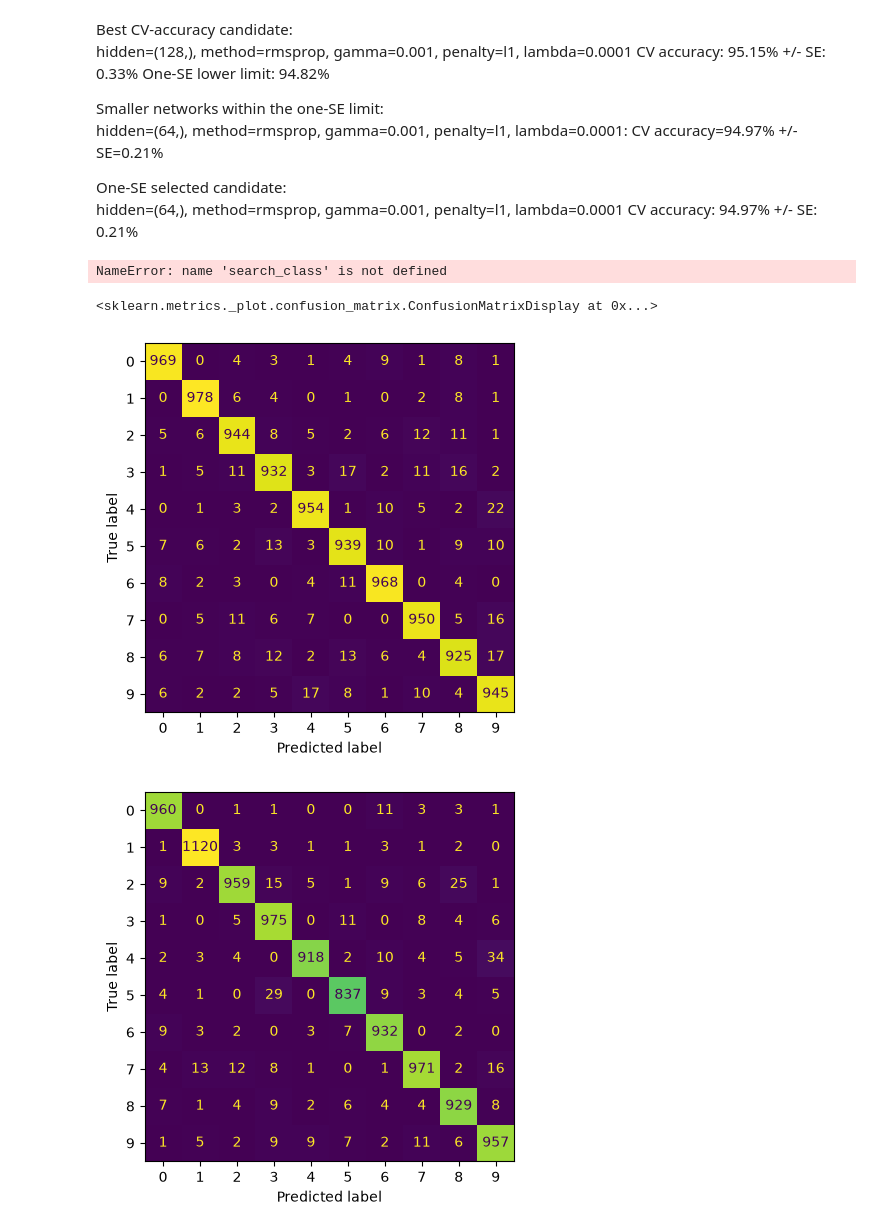
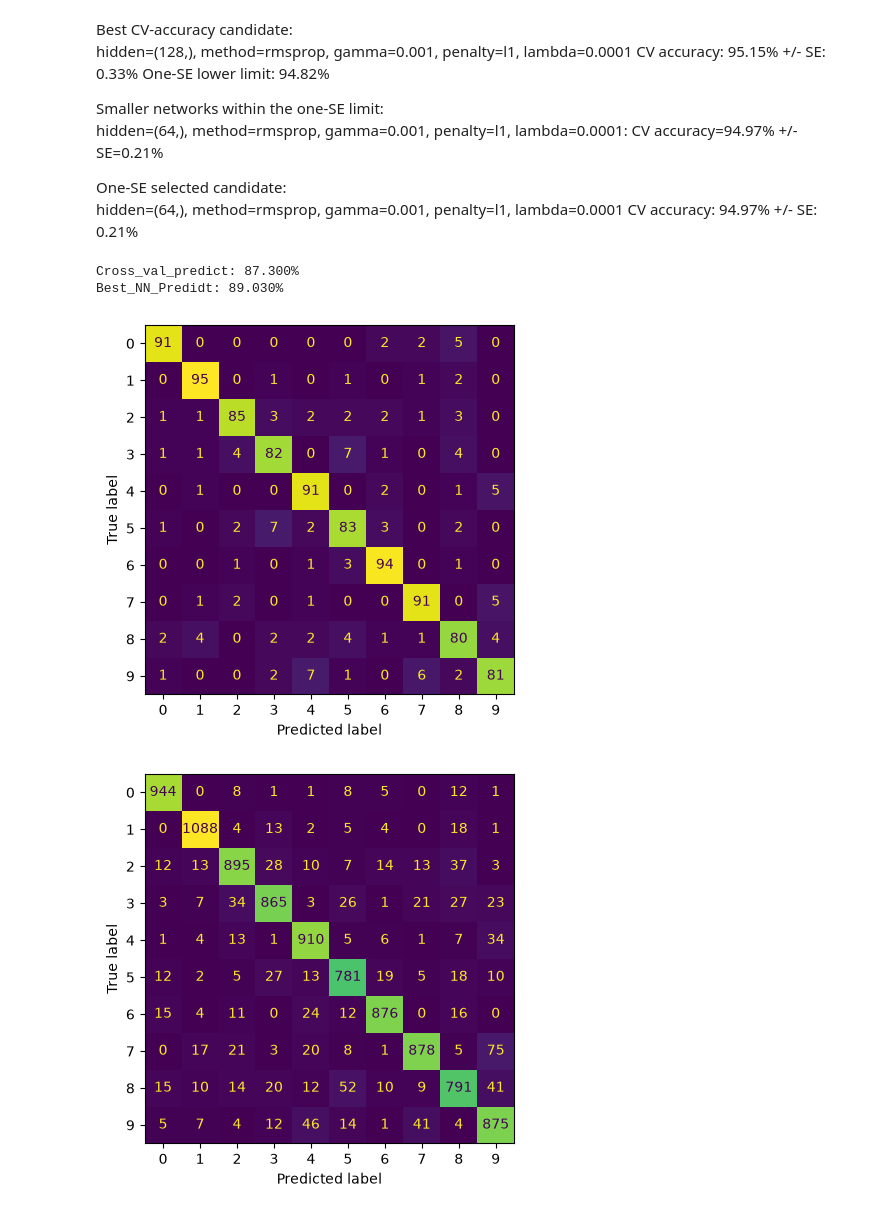
Before and after one commit to Timholmen96/FYS-STK4155, a Jupyter notebook: Prosjekt2/Prosjekt-Kode/Project2_Classification_Init.ipynb, the cells around one changed output. Drawn from its saved outputs; the diff is of its cells as text; code cells hidden in the pictures.

Commit message:
All code successfull, only missing last test set for R & C

```diff
--- a/Prosjekt2/Prosjekt-Kode/Project2_Classification_Init.ipynb
+++ b/Prosjekt2/Prosjekt-Kode/Project2_Classification_Init.ipynb
@@ -52,7 +52,7 @@ data = np.load("mnist.npz")               # see Project 2 for where to get it
 x_train = data["x_train"].reshape(len(data["x_train"]), -1) / 255.0
 y_train = data["y_train"]
 rng = np.random.default_rng(2026)
-sub = np.concatenate([rng.choice(np.where(y_train == c)[0], 1000, replace=False) for c in range(10)])
+sub = np.concatenate([rng.choice(np.where(y_train == c)[0], 100, replace=False) for c in range(10)])
 X_sub, y_sub = x_train[sub], y_train[sub]
 
 # Don`t touch this!
@@ -126,7 +122,7 @@ search_class.fit(X_sub, y_sub)"""
 'net_class = make_pipeline(StandardScaler(), NeuralNetClassifier(lmbd=1e-3))\nparam_grid = {"neuralnetclassifier__hidden": [(32,), (64,), (128,)],\n              "neuralnetclassifier__gamma": [0.0001, ...
 # %%
 common_grid = {
-    "neuralnetclassifier__hidden": [(32,), (64,), (128,)],
+    "neuralnetclassifier__hidden": [(32,), (64,), (128,), (32,64,), (32,64,128,)],
     "neuralnetclassifier__gamma": [
         0.001, 0.01, 0.03, 0.1
     ],
@@ -155,12 +151,11 @@ net_class = make_pipeline(
 
 search_class = GridSearchCV(
     net_class,
-    param_grid,
+    param_grid, # husk denne
     cv=cv_strat,
     scoring="accuracy",
     return_train_score=True,
-    n_jobs=-1,
-)
-
+    n_jobs=-1,)
+''
 search_class.fit(X_sub, y_sub)
 # %% [output]
@@ -389,15 +406,17 @@ def confusion_matrix(y_true, y_pred):
 best = search_class.best_estimator_
 prediction_full = best.predict(x_test_full)
 predictions_cv = cross_val_predict(best, X_sub, y_sub, cv=cv_strat)
-# %% [output]
-NameError: name 'search_class' is not defined
 # %%
 cm = sk_confusion_matrix(y_sub, predictions_cv)
 ConfusionMatrixDisplay(cm).plot(colorbar=False)
-
 cm_NN = sk_confusion_matrix(y_test_full, prediction_full)
 ConfusionMatrixDisplay(cm_NN).plot(colorbar=False)
+acc_score = accuracy_score(y_sub,predictions_cv)
+acc_NN = accuracy_score(y_test_full,prediction_full)
+print(f"Cross_val_predict: {acc_score:.3%}")
+print(f"Best_NN_Predidt: {acc_NN:.3%}")
 # %% [output]
-<sklearn.metrics._plot.confusion_matrix.ConfusionMatrixDisplay at 0x...>
+Cross_val_predict: 87.300%
+Best_NN_Predidt: 89.030%
-[figure, old version]
+[figure, new version]
-[figure, old version]
+[figure, new version]
```
Also changed, not shown: parts of 5 cells of this notebook, 14 other files.
